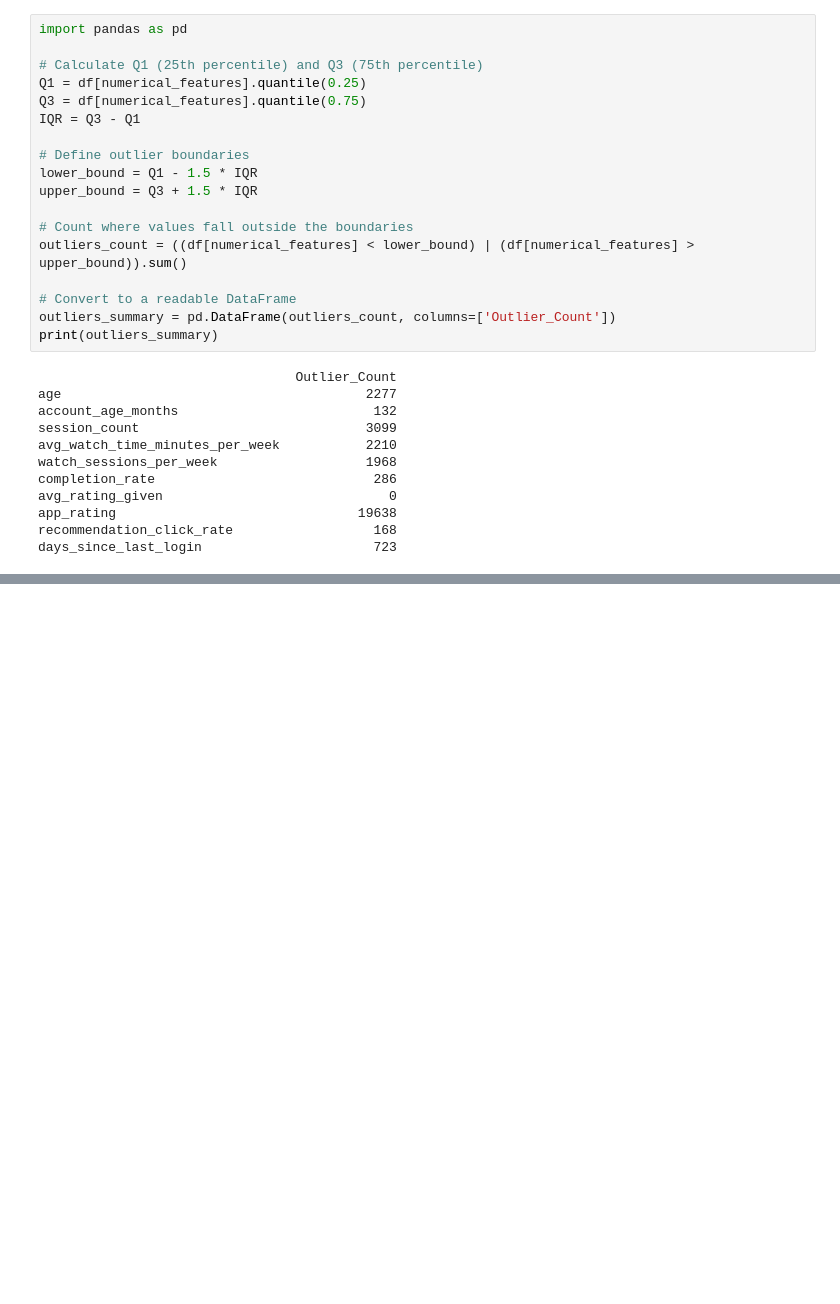
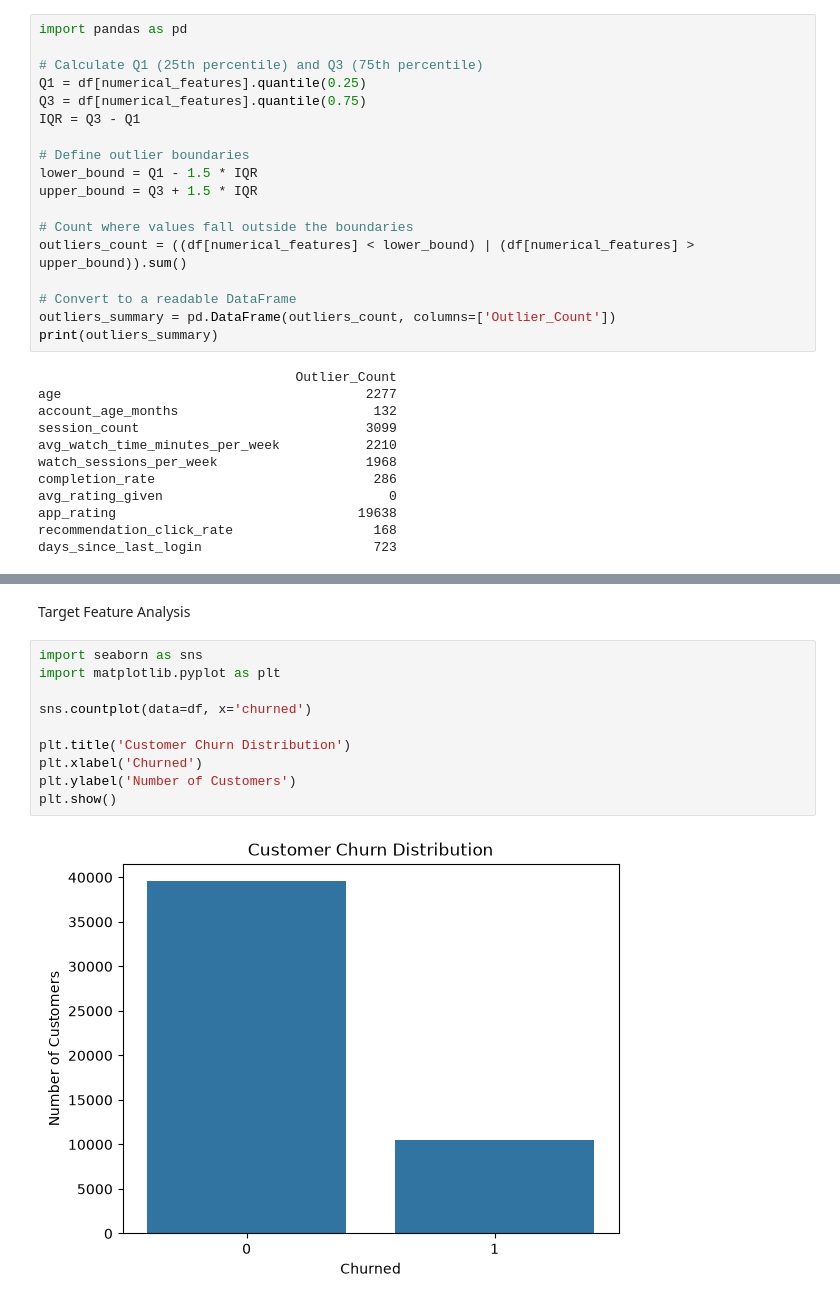
Before and after one commit to amanvashisth/Netflix-Customer-Churn-Analysis, a Jupyter notebook: Notebooks/02_Data_Understanding_EDA.ipynb, the cells around one changed output, grey strips where cells are left out. Saved outputs shown, nothing was run; the diff lists cells and outputs as text; blank space fills up the shorter version.

```diff
--- a/Notebooks/02_Data_Understanding_EDA.ipynb
+++ b/Notebooks/02_Data_Understanding_EDA.ipynb
@@ -347,0 +442,14 @@ days_since_last_login                      723
+# %% [markdown]
+Target Feature Analysis
+# %%
+import seaborn as sns
+import matplotlib.pyplot as plt
+
+sns.countplot(data=df, x='churned')
+
+plt.title('Customer Churn Distribution')
+plt.xlabel('Churned')
+plt.ylabel('Number of Customers')
+plt.show()
+# %% [output]
+[figure, added]
```
Also changed, not shown: parts of 8 cells of this notebook.
